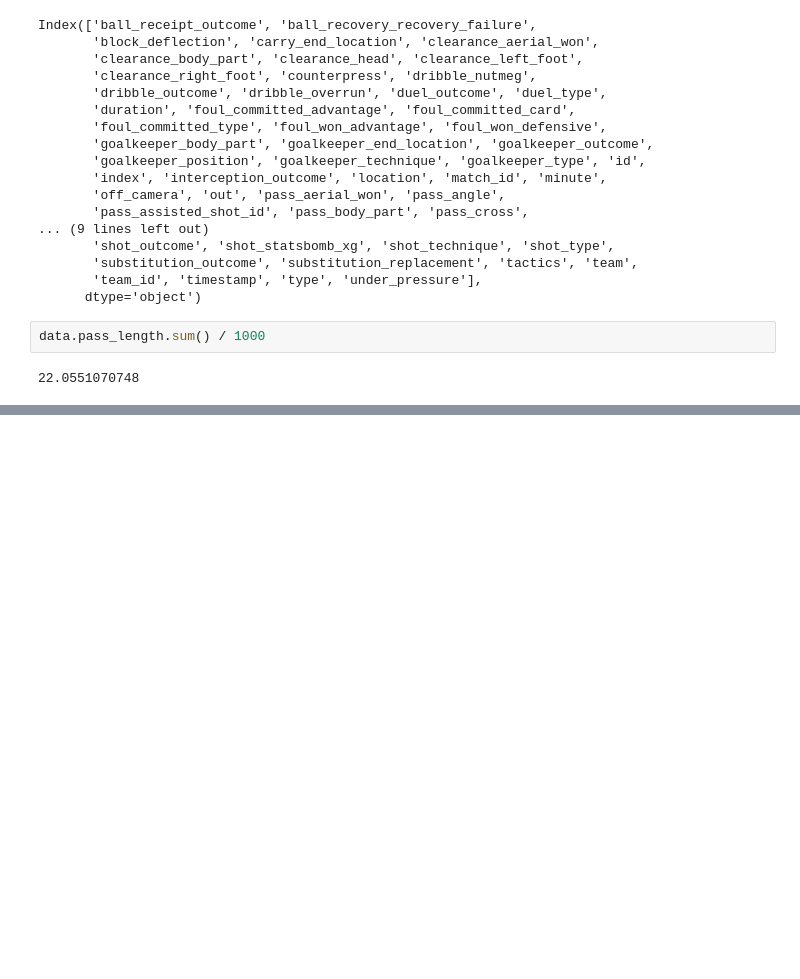
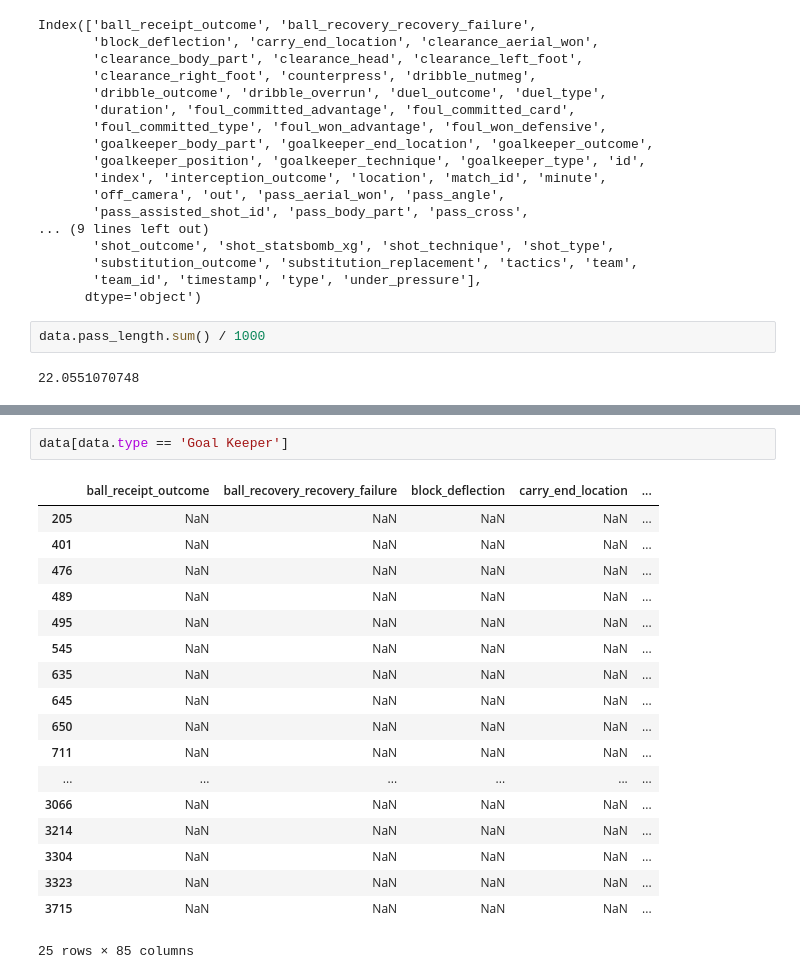
Before and after one commit to Football-Analytics-UCU/Bayern-Munich, a Jupyter notebook: research/ms_general_info_tab_data.ipynb, the cells around one changed output, grey strips where cells are left out. Drawn from its saved outputs; the diff is of its cells as text; blank space fills up the shorter version.

Commit message:
rest of data

```diff
--- a/research/ms_general_info_tab_data.ipynb
+++ b/research/ms_general_info_tab_data.ipynb
@@ -622,0 +639,21 @@ data.pass_length.sum() / 1000
+# %%
+data[data.type == 'Goal Keeper']
+# %% [output]
+|  | ball_receipt_outcome | ball_recovery_recovery_failure | block_deflection | carry_end_location | ... |
+| 205 | NaN | NaN | NaN | NaN | ... |
+| 401 | NaN | NaN | NaN | NaN | ... |
+| 476 | NaN | NaN | NaN | NaN | ... |
+| 489 | NaN | NaN | NaN | NaN | ... |
+| 495 | NaN | NaN | NaN | NaN | ... |
+| 545 | NaN | NaN | NaN | NaN | ... |
+| 635 | NaN | NaN | NaN | NaN | ... |
+| 645 | NaN | NaN | NaN | NaN | ... |
+| 650 | NaN | NaN | NaN | NaN | ... |
+| 711 | NaN | NaN | NaN | NaN | ... |
+| ... | ... | ... | ... | ... | ... |
+| 3066 | NaN | NaN | NaN | NaN | ... |
+| 3214 | NaN | NaN | NaN | NaN | ... |
+| 3304 | NaN | NaN | NaN | NaN | ... |
+| 3323 | NaN | NaN | NaN | NaN | ... |
+| 3715 | NaN | NaN | NaN | NaN | ... |
+25 rows × 85 columns
```
Also changed, not shown: parts of 13 cells of this notebook, 2 other files.
